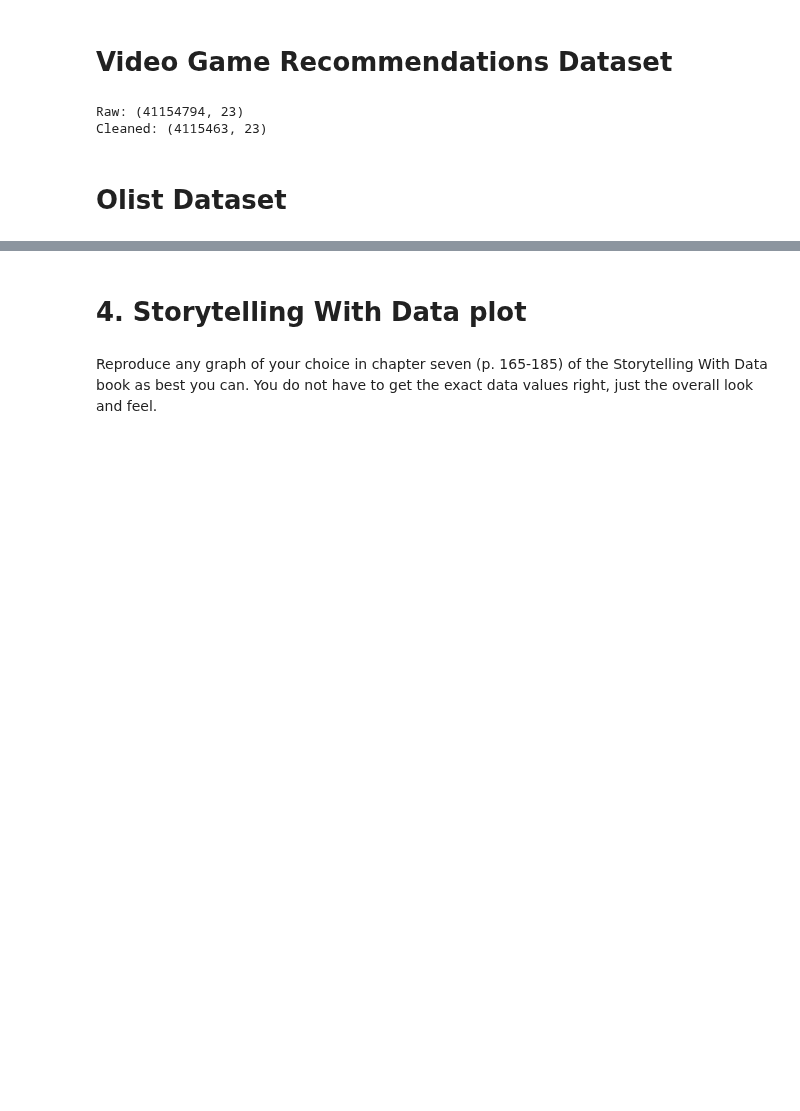
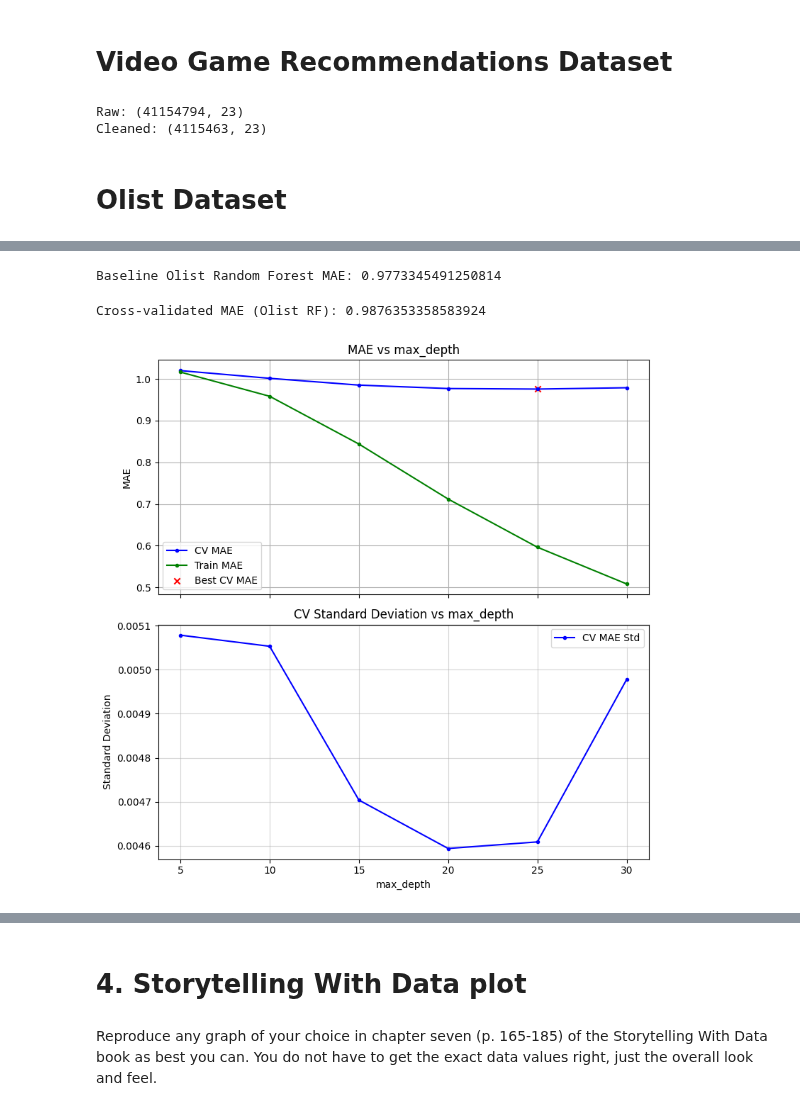
Before and after one commit to akmishra-1/Module-B-semester-2, a Jupyter notebook: OMDS-ModB2-Week11-Mishra-Amit.ipynb, the cells around one changed output, grey strips where cells are left out. Drawn from its saved outputs; the diff is of its cells as text; code cells hidden in the pictures; blank space fills up the shorter version.

Commit message:
Running OList Parameter sweeps

```diff
--- a/OMDS-ModB2-Week11-Mishra-Amit.ipynb
+++ b/OMDS-ModB2-Week11-Mishra-Amit.ipynb
@@ -780,0 +797,69 @@ olist_cleaned_encoded_df["days_to_review"] = olist_cleaned_encoded_df["days_to_r
+# %%
+# baseline model
+rf_olist = RandomForestRegressor(random_state=42, n_jobs=-1)
+rf_olist.fit(X_olist_train, y_olist_train)
+
+# predict and evaluate
+olist_preds = rf_olist.predict(X_olist_test)
+olist_mae = mean_absolute_error(y_olist_test, olist_preds)
+
+print("Baseline Olist Random Forest MAE:", olist_mae)
+# %% [output]
+Baseline Olist Random Forest MAE: 0.9773345491250814
+# %%
+# cross validation
+cv_mae_olist = -cross_val_score(
+    rf_olist,
+    X_olist_train,
+    y_olist_train,
+    scoring="neg_mean_absolute_error",
+    cv=5,
+    n_jobs=-1
+).mean()
+
+print("Cross-validated MAE (Olist RF):", cv_mae_olist)
+# %% [output]
+Cross-validated MAE (Olist RF): 0.9876353358583924
+# %%
+# basline params to start
+olist_rf_params = {
+    "n_estimators": 100,
+    "max_depth": None,
+    "min_samples_split": 2,
+    "min_samples_leaf": 1
+}
+# %%
+# sweeping parameters
+olist_rf_params = sweep_parameter(
+    model=RandomForestRegressor,
+    Parameters=olist_rf_params,
+    param="max_depth",
+    parameter_list=[5, 10, 15, 20, 25, 30, None],
+    X_train=X_olist_train,
+    y_train=y_olist_train,
+    verbose=True
+)
+
+olist_rf_params = sweep_parameter(
+    model=RandomForestRegressor,
+    Parameters=olist_rf_params,
+    param="min_samples_split",
+    parameter_list=[2, 5, 10, 20, 50],
+    X_train=X_olist_train,
+    y_train=y_olist_train,
+    verbose=True
+)
+
+olist_rf_params = sweep_parameter(
+    model=RandomForestRegressor,
+    Parameters=olist_rf_params,
+    param="n_estimators",
+    parameter_list=[50, 100, 200, 300],
+    X_train=X_olist_train,
+    y_train=y_olist_train,
+    verbose=True
+)
+
+print("Final swept RF parameters (Olist):", olist_rf_params)
+# %% [output]
+[figure, added]
```
Also changed, not shown: parts of 3 cells of this notebook.
